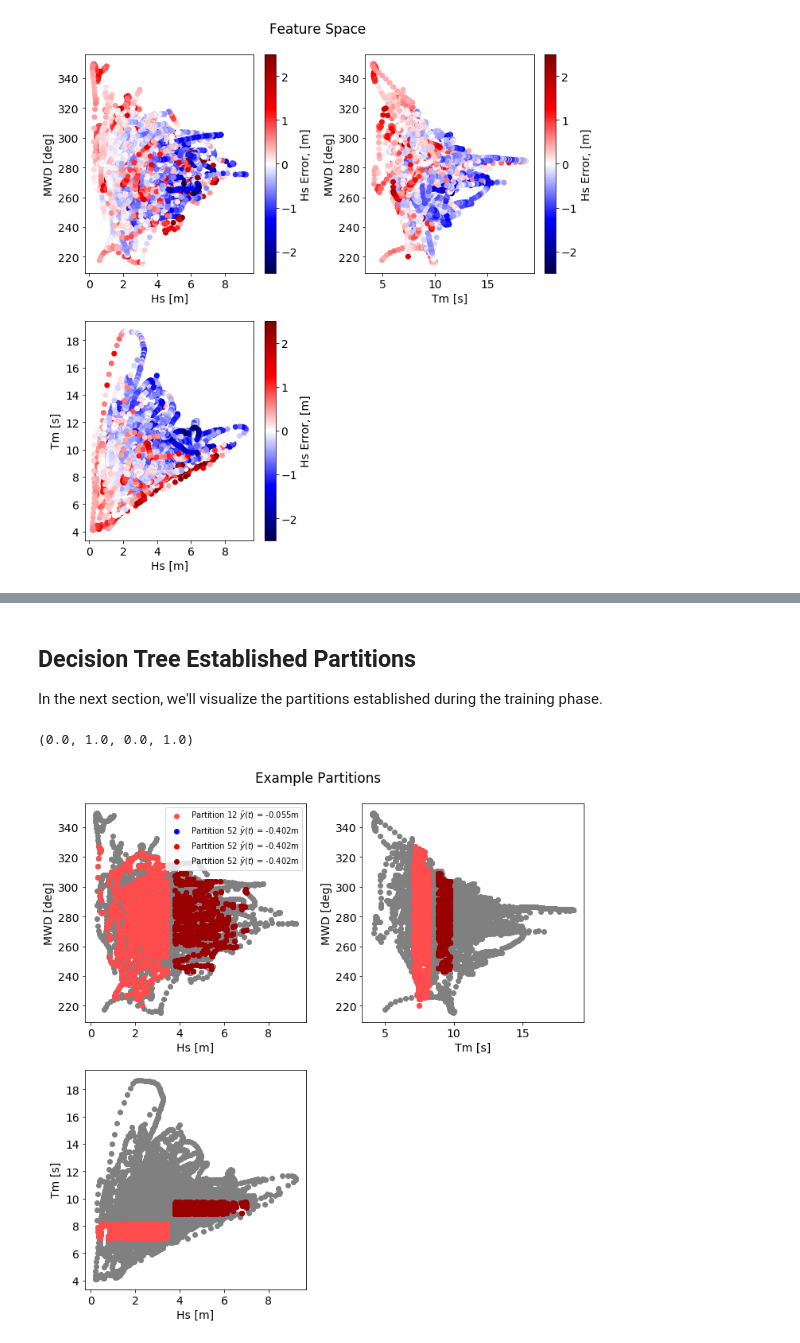
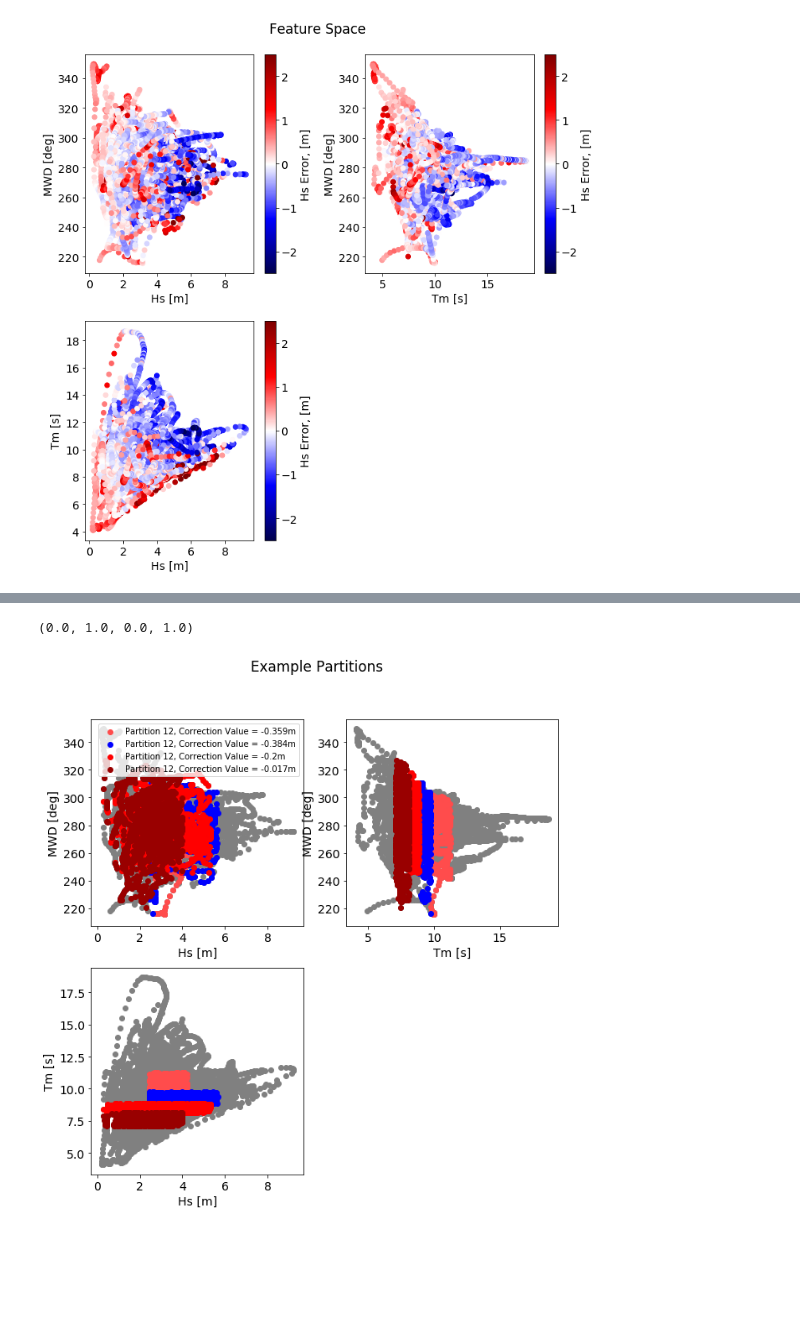
Before and after one commit to anellenson/DecisionTree_WaveForecasts, a Jupyter notebook: DecisionTree_WaveForecasting.ipynb, the cells around one changed output, grey strips where cells are left out. Drawn from its saved outputs; the diff is of its cells as text; code cells hidden in the pictures; blank space fills up the shorter version.

```diff
--- a/DecisionTree_WaveForecasting.ipynb
+++ b/DecisionTree_WaveForecasting.ipynb
@@ -326,62 +358,62 @@ The best mean number of DT is 10.0
-# %% [markdown]
-## Decision Tree Established Partitions ##
-
-In the next section, we'll visualize the partitions established during the training phase.
 # %%
-DT_p = open('./ExampleDT.pickle','rb')
-DT_cv = pickle.load(DT_p)
-DT_p.close()
+DT_pickle = open('./ExampleDT.pickle','rb')
+bestDT = pickle.load(DT_pickle)
+DT_pickle.close()
+#Choose an estimator to inspect
+estimator = bestDT.estimators_[0]
 
-estimator = DT_cv.estimators_[0]
+# Find the final leaf numbers or partition IDs for the training data.
+#Can choose to use train features or test features:
+
+inputdata = train_features #or choose to look at how the decision tree performs with the unseen (testing)
+target = train_target
+leaf_ids = estimator.apply(inputdata)
+
+#Find the most populated partitions and choose the top 4 populated partitions
+bins = np.arange(0,65)
+hist_ids = np.argsort(np.histogram(leaf_ids,bins)[0]) #Find the most populated leaves by which examples share the same leaf ID number.
+numexs, leafids = np.histogram(leaf_ids, bins)
+leafids = leafids[hist_ids]
+topleaf_ids = leafids[-4:] #Choose the top 4 populated leaves to visualize
+colors = ['#ff4c4c','#0000ff','#ff0000','#990000']
+
+#Target values applied to each partition
+correction_vals = [np.float(np.round(estimator.tree_.value[ll][0][0],3)) for ll in topleaf_ids]
 
 
-bins = np.arange(0,65)
-leaf_ids = estimator.apply(train_features) # find each final partition (or leaf) ID
-hist_ids = np.argsort(np.histogram(leave_id,bins)[0]) #Find the most populated leaves by which examples share the same leaf ID number.
-numexs, leafids = np.histogram(leave_id, bins)
-leaf_ids = leaf_ids[hist_ids]
-numexs = numexs[hist_ids]
-topleaf_ids = leafids[-4:] #Choose the top 4 populated leaves to visualize
-colors = ['#ff4c4c','#0000ff','#ff0000','#990000']
-interested_vals = [np.float(np.round(estimator.tree_.value[ll][0][0],3)) for ll in leaf_ids]
-#Pull interested leaves - the ones that you  are going to plot on the tree structure
-#leaf_ids = [58, 59, 61, 62]
 
-pl.rc('text', usetex=False)
-fig,ax = pl.subplots(2,2, tight_layout =  {'rect':[0,0,1,0.95]})
+fig,ax = pl.subplots(2,2)
 fig.suptitle('Example Partitions')
 fig.set_size_inches(10,10)
 for feat in range(3):
     if feat == 0:
         f1 = 0
         f2 = 1
         a1 = 0
         a2 = 0
     if feat == 1:
         f1 = 2
         f2 = 1
         a1 = 0
         a2 = 1
     if feat == 2:
         f1 = 0
         f2 = 2
         a1 = 1
         a2 = 0
-    ax[a1,a2].scatter(train_features[:,f1], train_features[:,f2],color = 'grey')
+    ax[a1,a2].scatter(inputdata[:,f1], inputdata[:,f2],color = 'grey')
     ax[a1,a2].set_xlabel(features[f1])
     ax[a1,a2].set_ylabel(features[f2])
 
 
     for ii in range(4):
-
-        leafidx = np.where(leave_id == leaf_ids[ii])[0]
-
-
-        im = ax[a1,a2].scatter(train_features[leafidx,f1], train_features[leafidx,f2],color = colors[ii], label = 'Partition ' + str(leaf_ids[ii]) + r" $\bar{y}(t)$ = " + str(np.round(interested_vals[ii],3)) + 'm')
+        #Find the indices of the leaf for each partition.
+        leafidx = np.where(leaf_ids == topleaf_ids[ii])[0]
+        ax[a1,a2].scatter(inputdata[leafidx,f1], inputdata[leafidx,f2],color = colors[ii], label = 'Partition ' + str(leaf_ids[ii]) + ", Correction Value = " + str(np.round(correction_vals[ii],3)) + 'm')
         if feat == 0:
             ax[a1,a2].legend(fontsize  = 10)
-        #c = fig.colorbar(im, ax = ax[a1,a2])
+
 ax[1,1].axis('off')
 # %% [output]
 (0.0, 1.0, 0.0, 1.0)
-[figure, old version]
+[figure, new version]
```
Also changed, not shown: parts of 16 cells of this notebook.
